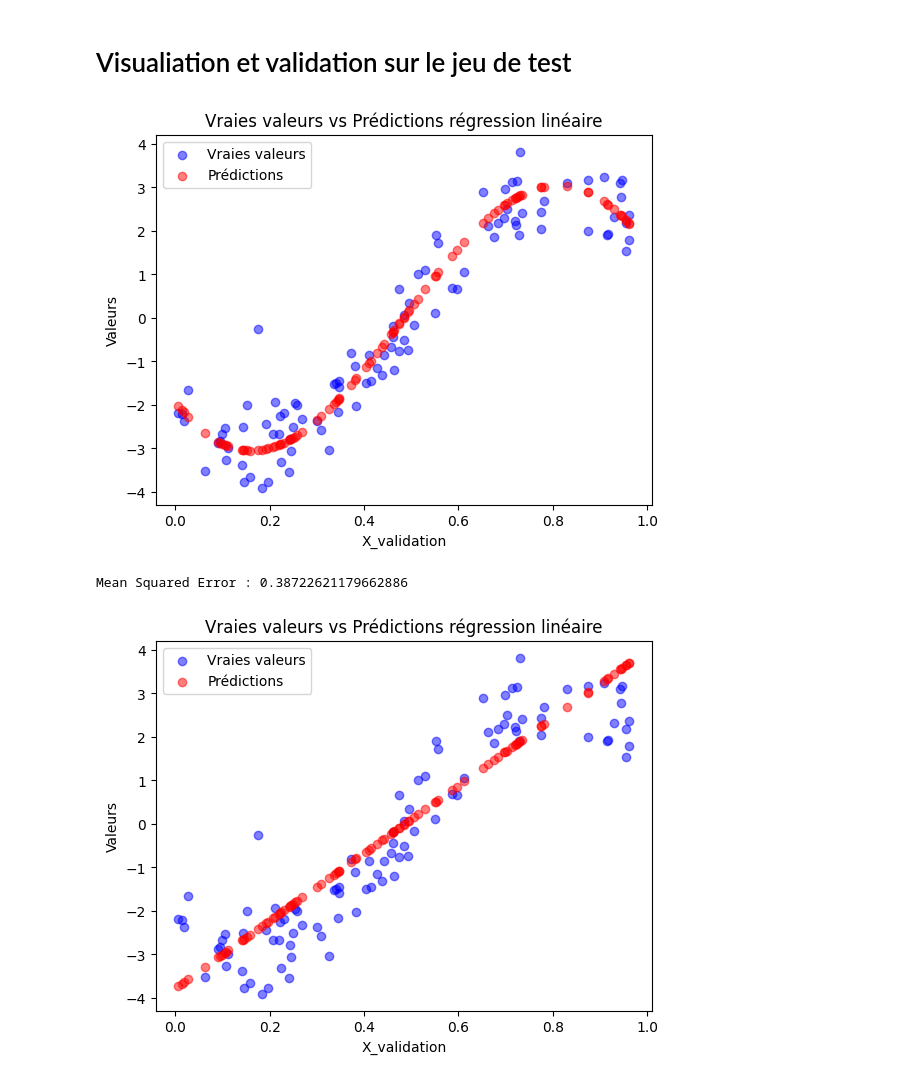
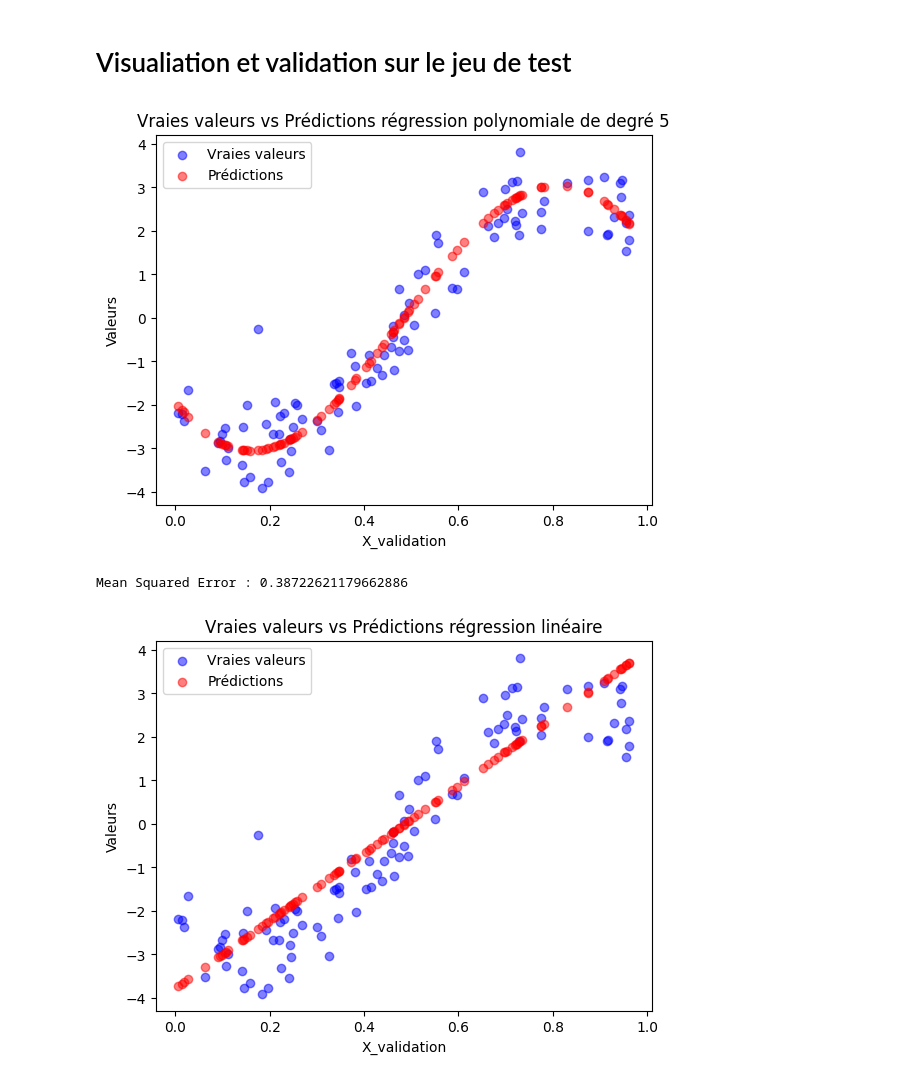
Before and after one commit to MaxenceAr/Sinus-bruit-, a Jupyter notebook: sinusoïde_bruité.ipynb, the cells around one changed output. Drawn from its saved outputs; the diff is of its cells as text; code cells hidden in the pictures.

```diff
--- a/sinusoïde_bruité.ipynb
+++ b/sinusoïde_bruité.ipynb
@@ -258,25 +258,25 @@ La regression polynomiale de degré 5 est le modèle avec les meilleurs résulta
 # %%
 pipeline_polynomial_regression_deg5.fit(X_train,y_train)
 y_pred_validation = pipeline_polynomial_regression_deg5.predict(X_validation)
 plt.scatter(X_validation, y_validation, label='Vraies valeurs', color='blue', alpha=0.5)
 plt.scatter(X_validation, y_pred_validation, label='Prédictions', color='red', alpha=0.5)
 
 # Ajouter des étiquettes et un titre
 plt.xlabel('X_validation')
 plt.ylabel('Valeurs')
-plt.title('Vraies valeurs vs Prédictions régression linéaire')
+plt.title('Vraies valeurs vs Prédictions régression polynomiale de degré 5')
 
 # Ajouter une légende
 plt.legend()
 
 # Afficher le graphique
 plt.show()
 
 mse = mean_squared_error(y_validation, y_pred_validation)
 
 print("Mean Squared Error :", mse)
 # %% [output]
-[figure, old version]
+[figure, new version]
 Mean Squared Error : 0.38722621179662886
 # %%
 pipeline_linear_reg.fit(X_train,y_train)
```
Also changed, not shown: parts of 2 cells of this notebook.
